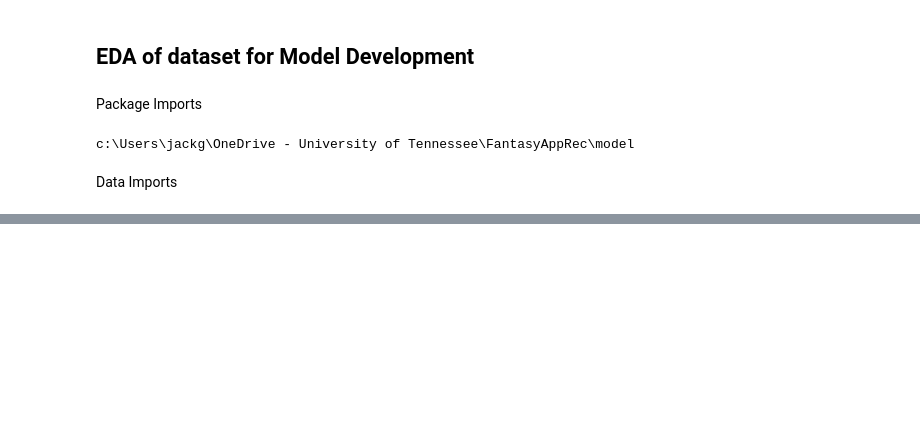
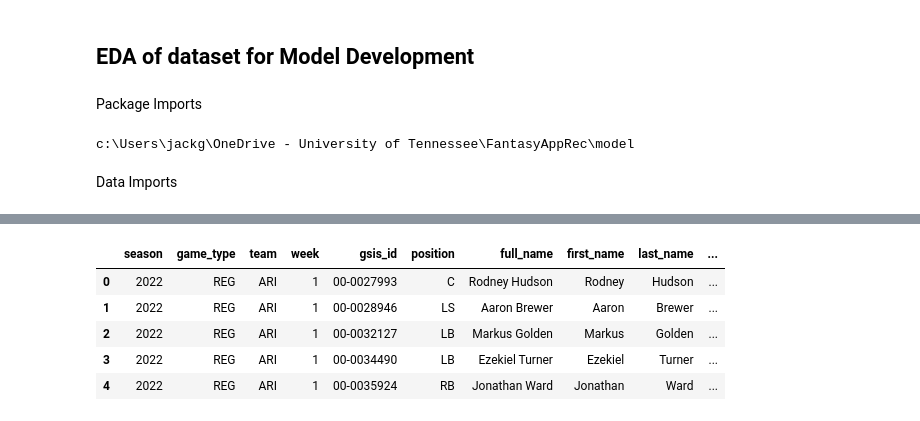
Before and after one commit to jguptil1/FantasyAppRec, a Jupyter notebook: model/EDA.ipynb, the cells around one changed output, grey strips where cells are left out. Saved outputs shown, nothing was run; the diff lists cells and outputs as text; code cells hidden in the pictures; blank space fills up the shorter version.

```diff
--- a/model/EDA.ipynb
+++ b/model/EDA.ipynb
@@ -31,0 +54,9 @@ tracking_all_weeks_raw = pd.read_parquet(base_path + 'competition_data/tracking_
+# %%
+injuries_raw.head()
+# %% [output]
+|  | season | game_type | team | week | gsis_id | position | full_name | first_name | last_name | ... |
+| 0 | 2022 | REG | ARI | 1 | 00-0027993 | C | Rodney Hudson | Rodney | Hudson | ... |
+| 1 | 2022 | REG | ARI | 1 | 00-0028946 | LS | Aaron Brewer | Aaron | Brewer | ... |
+| 2 | 2022 | REG | ARI | 1 | 00-0032127 | LB | Markus Golden | Markus | Golden | ... |
+| 3 | 2022 | REG | ARI | 1 | 00-0034490 | LB | Ezekiel Turner | Ezekiel | Turner | ... |
+| 4 | 2022 | REG | ARI | 1 | 00-0035924 | RB | Jonathan Ward | Jonathan | Ward | ... |
```
Also changed, not shown: parts of 12 cells of this notebook.
